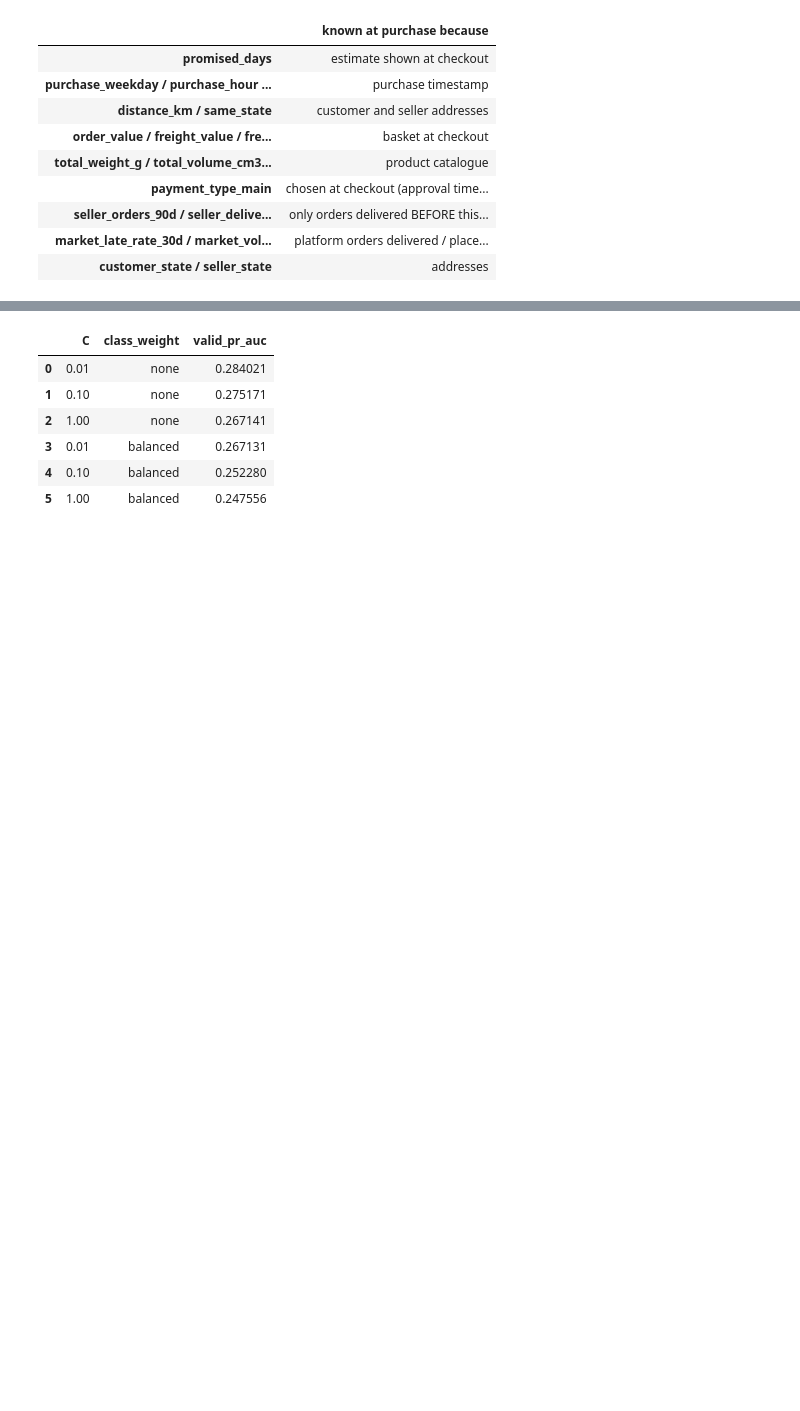
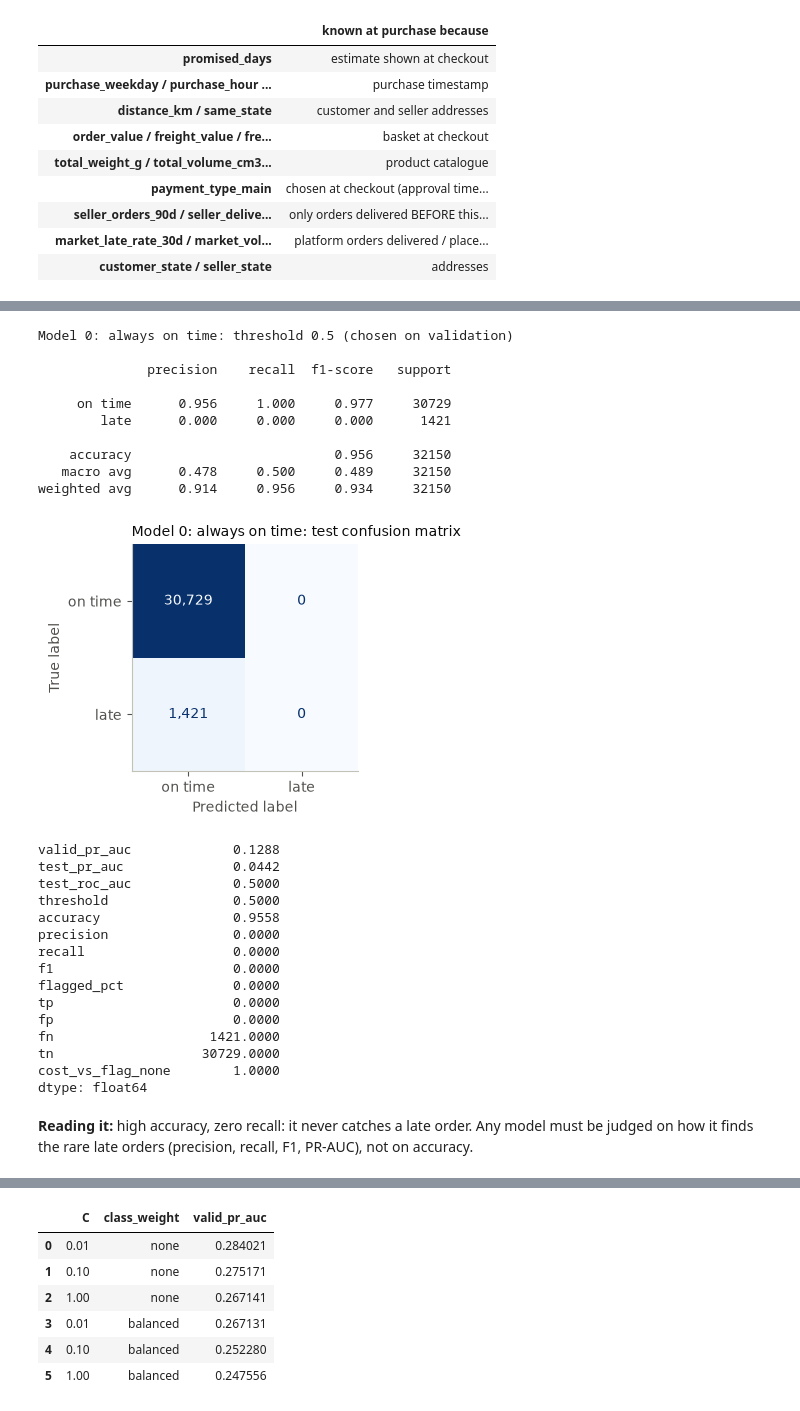
Before and after one commit to MasoodManzoorAhmed/ecommerce-customer-experience-analytics-with-GenAI, a Jupyter notebook: notebooks/02_late_delivery_model.ipynb, the cells around one changed output, grey strips where cells are left out. Saved outputs shown, nothing was run; the diff lists cells and outputs as text; code cells hidden in the pictures; blank space fills up the shorter version.

```diff
--- a/notebooks/02_late_delivery_model.ipynb
+++ b/notebooks/02_late_delivery_model.ipynb
@@ -154,0 +187,28 @@ forbidden (never used): ['approval_hours', 'approved_ts', 'delay_days', 'deliver
+# %%
+results = {}
+
+
+def evaluate_model(name, p_valid, p_test, threshold):
+    """Classification report + confusion matrix on test at `threshold`; store all metrics."""
+    y_pred = (p_test >= threshold).astype(int)
+    print(f"{name}: threshold {threshold:.4g} (chosen on validation)\n")
+    print(
+        classification_report(
+            y_te, y_pred, target_names=["on time", "late"], digits=3, zero_division=0
+        )
+    )
+    fig, ax = plt.subplots(figsize=(3.8, 3.2))
+    ConfusionMatrixDisplay(confusion_matrix(y_te, y_pred), display_labels=["on time", "late"]).plot(
+        ax=ax, cmap="Blues", colorbar=False, values_format=","
+    )
+    ax.grid(False)
+    ax.set_title(f"{name}: test confusion matrix", loc="left", color=INK, fontsize=10)
+    plt.tight_layout()
+    plt.show()
+    results[name] = {
+        "valid_pr_auc": evaluate(y_va, p_valid)["pr_auc"],
+        **{f"test_{k}": v for k, v in evaluate(y_te, p_test).items() if k in ("pr_auc", "roc_auc")},
+        "threshold": threshold,
+        **classification_summary(y_te, p_test, threshold, COST_FN, COST_FP),
+    }
+    return pd.Series(results[name]).round(4)
@@ -154,0 +219,32 @@ forbidden (never used): ['approval_hours', 'approved_ts', 'delay_days', 'deliver
+# %%
+p_va_zero, p_te_zero = np.zeros(len(y_va)), np.zeros(len(y_te))
+evaluate_model("Model 0: always on time", p_va_zero, p_te_zero, threshold=0.5)
+# %% [output]
+Model 0: always on time: threshold 0.5 (chosen on validation)
+
+              precision    recall  f1-score   support
+
+     on time      0.956     1.000     0.977     30729
+        late      0.000     0.000     0.000      1421
+
+    accuracy                          0.956     32150
+   macro avg      0.478     0.500     0.489     32150
+weighted avg      0.914     0.956     0.934     32150
+[figure, added]
+valid_pr_auc             0.1288
+test_pr_auc              0.0442
+test_roc_auc             0.5000
+threshold                0.5000
+accuracy                 0.9558
+precision                0.0000
+recall                   0.0000
+f1                       0.0000
+flagged_pct              0.0000
+tp                       0.0000
+fp                       0.0000
+fn                    1421.0000
+tn                   30729.0000
+cost_vs_flag_none        1.0000
+dtype: float64
+# %% [markdown]
+**Reading it:** high accuracy, zero recall: it never catches a late order. Any model must be judged on how it finds the rare late orders (precision, recall, F1, PR-AUC), not on accuracy.
```
Also changed, not shown: parts of 52 cells of this notebook, 9 other files.
